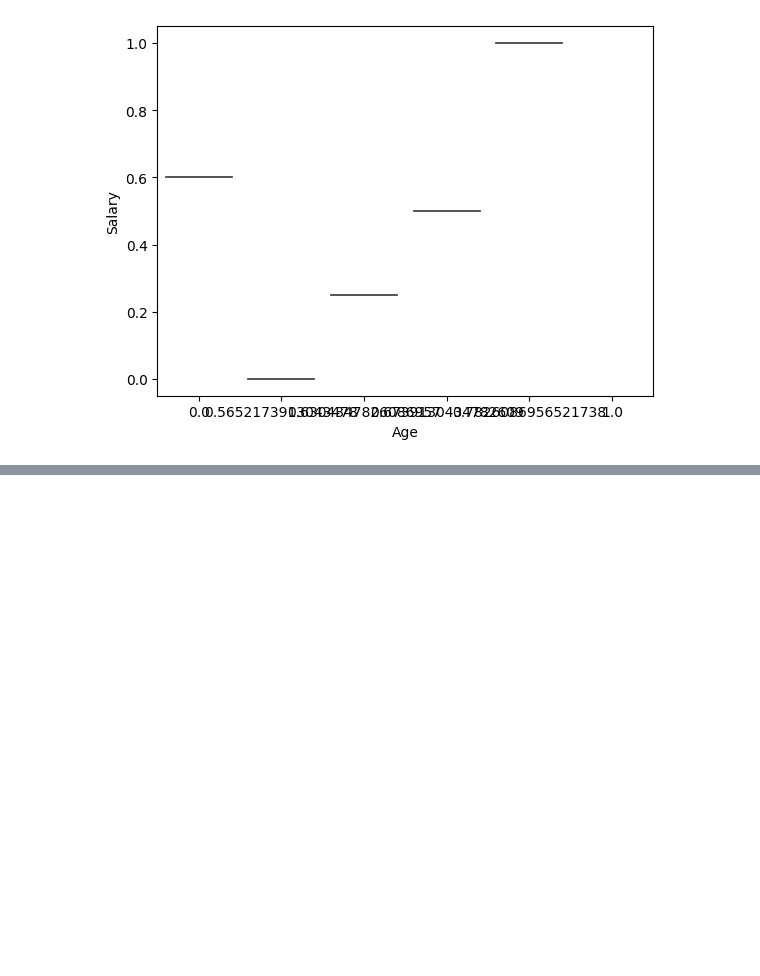
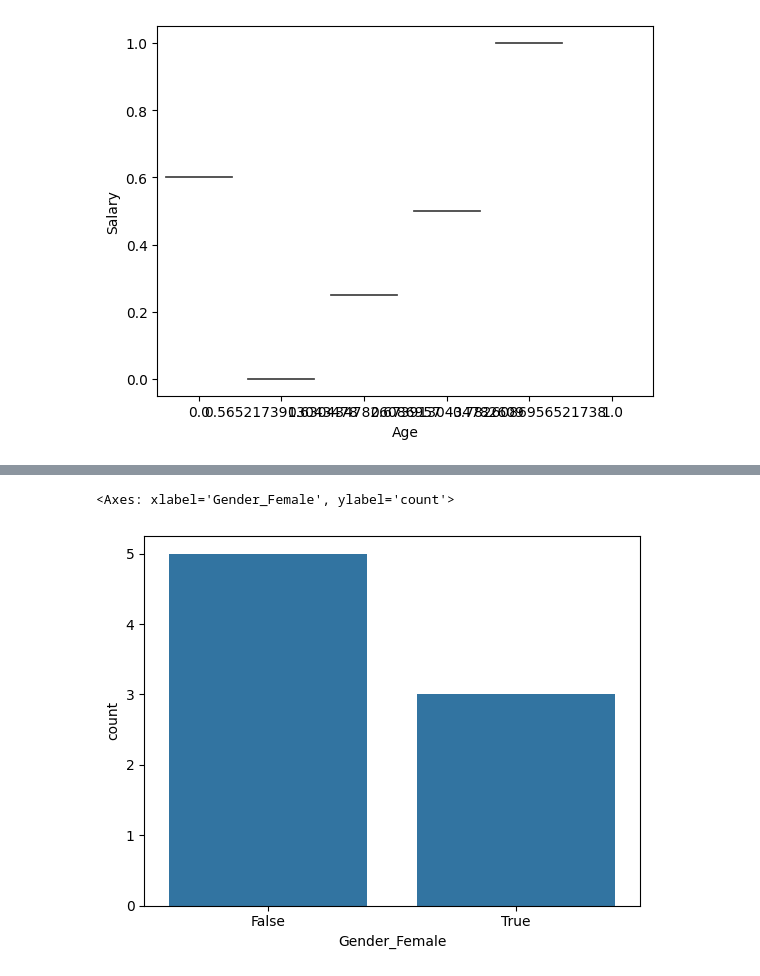
Before and after one commit to sreyas-sunandan/summer-internship-AI-ML, a Jupyter notebook: summerintership_ai_ml.ipynb, the cells around one changed output, grey strips where cells are left out. Cells and saved outputs as stored; diff of their text form; code cells hidden in the pictures; blank space fills up the shorter version.

```diff
--- a/summerintership_ai_ml.ipynb
+++ b/summerintership_ai_ml.ipynb
@@ -317,0 +369,5 @@ KeyError: 'Gender_Female'
+# %%
+sns.countplot(x='Gender_Female', data=df)
+# %% [output]
+<Axes: xlabel='Gender_Female', ylabel='count'>
+[figure, added]
```
Also changed, not shown: parts of 26 cells of this notebook.
